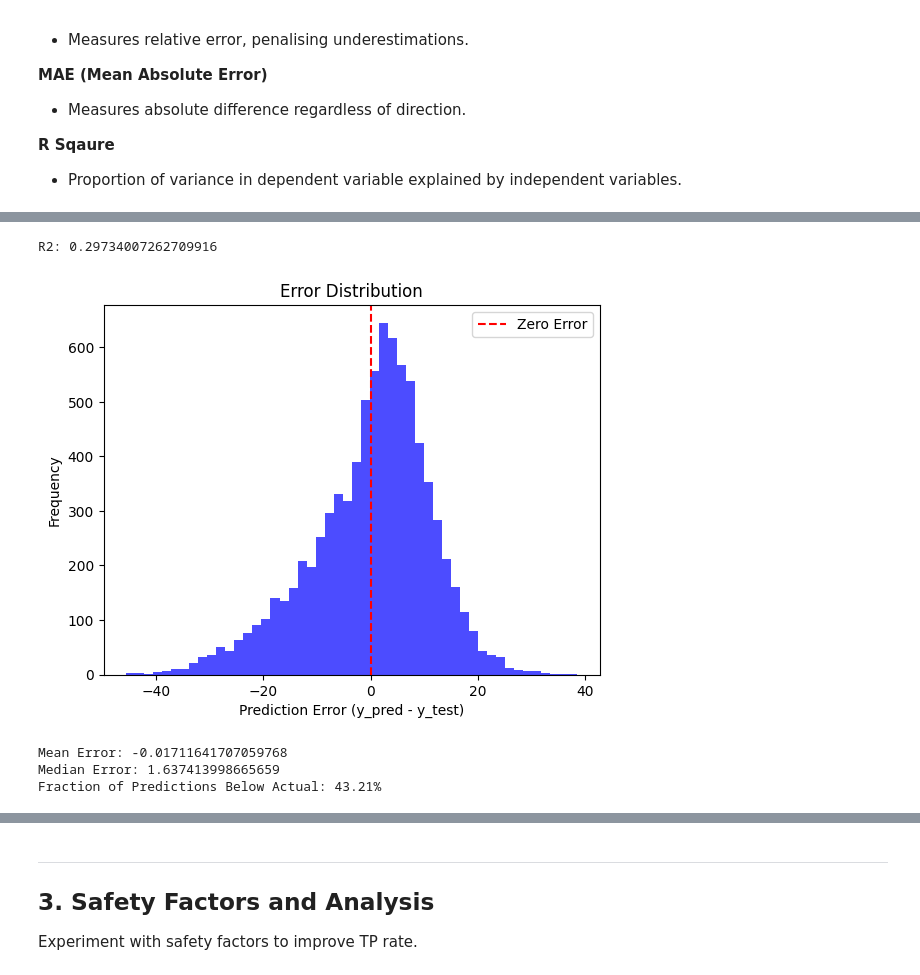
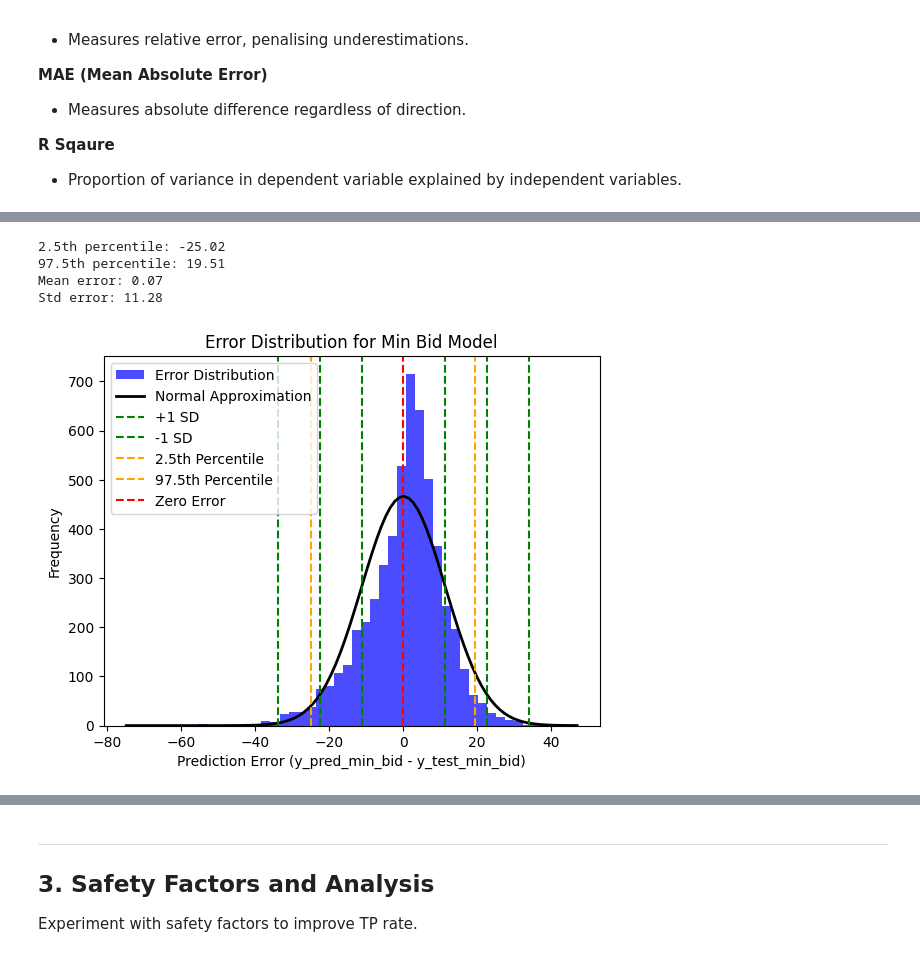
Before and after one commit to tanzhongyan/BidlySMU, a Jupyter notebook: V3_02_catboost.ipynb, the cells around one changed output, grey strips where cells are left out. Saved outputs shown, nothing was run; the diff lists cells and outputs as text; code cells hidden in the pictures.

```diff
--- a/V3_02_catboost.ipynb
+++ b/V3_02_catboost.ipynb
@@ -225,6 +187,6 @@ data.head(15)
 # %%
 # Define test set as AY=2024 and Term=1
-test_mask = (data['AY'] == 2024) & (data['Term'].isin([1, 2]))
+test_mask = (data['AY'] == 2024) & (data['Term'].isin(['1', '2']))
 test_data = data[test_mask].copy()
 train_data = data[~test_mask].copy()
 
@@ -324,9 +287,16 @@ model_median_bid.fit(X_train, y_train_median_bid)
 # %%
 # Get predictions
-y_pred = model.predict(X_test)
+y_pred_min_bid = model_min_bid.predict(X_test)
 
 # Compute MSLE
-msle_value = mean_squared_log_error(y_test, y_pred)
+msle_value_min_bid = mean_squared_log_error(y_test_min_bid, y_pred_min_bid)
+print("Min Bid Model MSLE:", msle_value_min_bid)
 
-print("MSLE:", msle_value)
+# Compute MSLE
+mae_value_min_bid = mean_absolute_error(y_test_min_bid, y_pred_min_bid)
+print("Min Bid Model MAE:", mae_value_min_bid)
+
+# Compute R2 score
+r2_value_min_bid = r2_score(y_test_min_bid, y_pred_min_bid)
+print("Min Bid Model R2:", r2_value_min_bid)
 # %% [output]
@@ -341,28 +306,51 @@ MAE: 8.638807130364402
-# %%
-r2_value = r2_score(y_test, y_pred)
-
-print("R2:", r2_value)
-# %% [output]
-R2: 0.29734007262709916
+# %%
+# Calculate errors
+errors_min_bid = y_pred_min_bid - y_test_min_bid
+
+# Compute mean and standard deviation of errors
+mean_error_min_bid = np.mean(errors_min_bid)
+std_error_min_bid = np.std(errors_min_bid)
+
+# Compute 2.5th and 97.5th percentiles for the error distribution
+percentile_2_5_min_bid = np.percentile(errors_min_bid, 2.5)
+percentile_97_5_min_bid = np.percentile(errors_min_bid, 97.5)
+
+# Print values
+print(f"2.5th percentile: {percentile_2_5_min_bid:.2f}")
+print(f"97.5th percentile: {percentile_97_5_min_bid:.2f}")
+print(f"Mean error: {mean_error_min_bid:.2f}")
+print(f"Std error: {std_error_min_bid:.2f}")
+
+# Generate values for normal distribution curve
+x_values_min_bid = np.linspace(min(errors_min_bid), max(errors_min_bid), 100)
+y_values_min_bid = stats.norm.pdf(x_values_min_bid, mean_error_min_bid, std_error_min_bid) * len(errors_min_bid) * (max(errors_min_bid) - min(errors_min_bid)) / 50
+# %% [output]
+2.5th percentile: -25.02
+97.5th percentile: 19.51
+Mean error: 0.07
+Std error: 11.28
 # %%
-errors = y_pred - y_test
+# Plot histogram of errors
+plt.hist(errors_min_bid, bins=50, alpha=0.7, color='blue', density=False, label="Error Distribution")
 
-plt.hist(errors, bins=50, alpha=0.7, color='blue')
+# Plot normal distribution curve
+plt.plot(x_values_min_bid, y_values_min_bid, color='black', linestyle='-', linewidth=2, label="Normal Approximation")
+
+# Add vertical lines for standard deviations
+for i in range(1, 4):
+    plt.axvline(mean_error_min_bid + i * std_error_min_bid, color='green', linestyle='--', label=f'+{i} SD' if i == 1 else None)
+    plt.axvline(mean_error_min_bid - i * std_error_min_bid, color='green', linestyle='--', label=f'-{i} SD' if i == 1 else None)
+
+# Add vertical lines for percentiles
+plt.axvline(percentile_2_5_min_bid, color='orange', linestyle='--', label='2.5th Percentile')
+plt.axvline(percentile_97_5_min_bid, color='orange', linestyle='--', label='97.5th Percentile')
+
+# Labels and title
 plt.axvline(0, color='red', linestyle='--', label='Zero Error')
-plt.xlabel('Prediction Error (y_pred - y_test)')
+plt.xlabel('Prediction Error (y_pred_min_bid - y_test_min_bid)')
 plt.ylabel('Frequency')
-plt.title('Error Distribution')
+plt.title('Error Distribution for Min Bid Model')
 plt.legend()
 plt.show()
-
-mean_error = np.mean(errors)
-median_error = np.median(errors)
-below_zero = np.mean(errors < 0)  # Fraction of under-predictions
-print(f"Mean Error: {mean_error}")
-print(f"Median Error: {median_error}")
-print(f"Fraction of Predictions Below Actual: {below_zero:.2%}")
 # %% [output]
-[figure, old version]
+[figure, new version]
-Mean Error: -0.01711641707059768
-Median Error: 1.637413998665659
-Fraction of Predictions Below Actual: 43.21%
```
Also changed, not shown: parts of 40 cells of this notebook, 3 other files.
